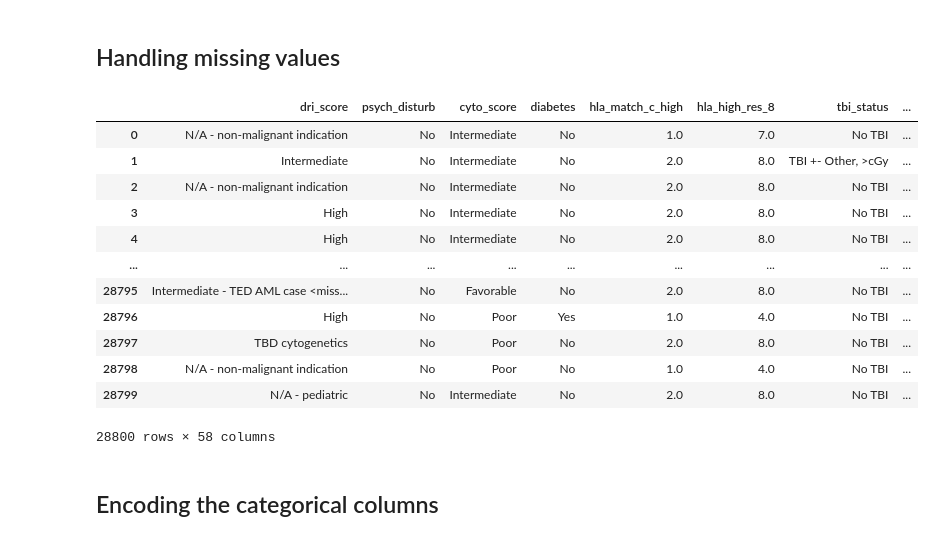
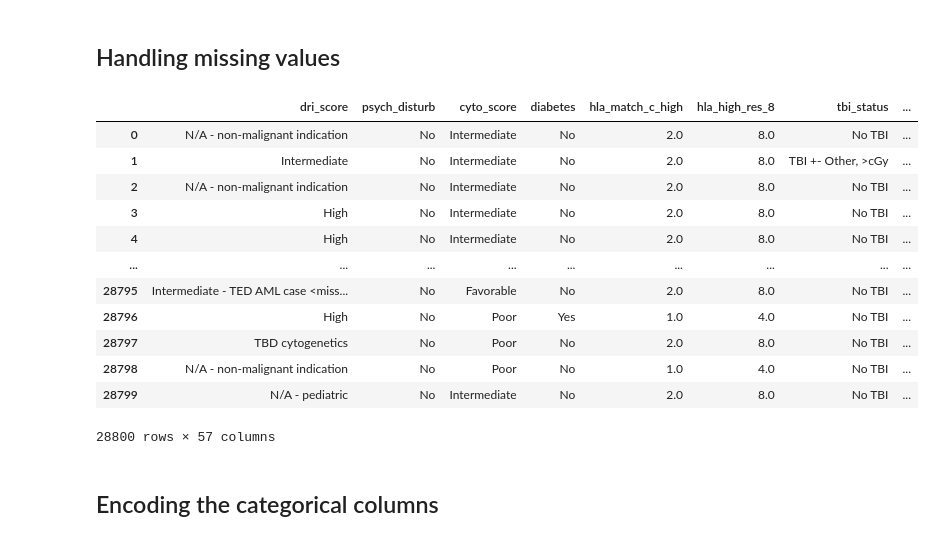
Before and after one commit to bpiaple/CIBMTR---Equity-in-post-HCT-Survival-Predictions, a Jupyter notebook: Data_exploration.ipynb, the cells around one changed output. Cells and saved outputs as stored; diff of their text form; code cells hidden in the pictures.

```diff
--- a/Data_exploration.ipynb
+++ b/Data_exploration.ipynb
@@ -96,7 +96,7 @@ dtype: int64
 # %%
 import random
 
-def clean_data(df):
+def clean_data_test(df):
     # Handling missing values in the `dri_score` column by the most frequent value
     df['dri_score'] = df['dri_score'].fillna(df['dri_score'].mode()[0])
     # Replace missing values with the most common value of each column in: 'psych_disturb'
@@ -240,23 +240,9 @@ def clean_data(df):
     # Fill missing values for `hla_low_res_10` column by random values from the column
     non_nulls = df['hla_low_res_10'].dropna().values
     df['hla_low_res_10'] = df['hla_low_res_10'].apply(lambda x: random.choice(non_nulls) if pd.isnull(x) else x)
-    df = df.drop(columns=['efs_time'])
-    df = df.drop(columns=['ID'])
+
+    try :
+        df = df.drop(columns=['ID'])
+    except:
+        pass
     return df
-
-df_clean = clean_data(train_df.copy())
-df_clean
-# %% [output]
-|  | dri_score | psych_disturb | cyto_score | diabetes | hla_match_c_high | hla_high_res_8 | tbi_status | ... |
-| 0 | N/A - non-malignant indication | No | Intermediate | No | 1.0 | 7.0 | No TBI | ... |
-| 1 | Intermediate | No | Intermediate | No | 2.0 | 8.0 | TBI +- Other, >cGy | ... |
-| 2 | N/A - non-malignant indication | No | Intermediate | No | 2.0 | 8.0 | No TBI | ... |
-| 3 | High | No | Intermediate | No | 2.0 | 8.0 | No TBI | ... |
-| 4 | High | No | Intermediate | No | 2.0 | 8.0 | No TBI | ... |
-| ... | ... | ... | ... | ... | ... | ... | ... | ... |
-| 28795 | Intermediate - TED AML case <miss... | No | Favorable | No | 2.0 | 8.0 | No TBI | ... |
-| 28796 | High | No | Poor | Yes | 1.0 | 4.0 | No TBI | ... |
-| 28797 | TBD cytogenetics | No | Poor | No | 2.0 | 8.0 | No TBI | ... |
-| 28798 | N/A - non-malignant indication | No | Poor | No | 1.0 | 4.0 | No TBI | ... |
-| 28799 | N/A - pediatric | No | Intermediate | No | 2.0 | 8.0 | No TBI | ... |
-28800 rows × 58 columns
@@ -410,3 +249,11 @@ def clean_data_test(df):
+# %%
+def clean_data_train(df):
+    df = clean_data_test(df)
+    try:
+        df = df.drop(columns=['efs_time'])
+    except:
+        pass
+    return df
 # %%
 def preprocess_for_model(df: pd.DataFrame, type: str) -> dict:
     """
@@ -444,0 +283,20 @@ train_labels = train_features.pop('efs')
+# %%
+train_features = clean_data_train(train_df)
+train_features = train_features.drop(columns=['efs'])
+train_labels = train_df['efs']
+
+train_features
+# %% [output]
+|  | dri_score | psych_disturb | cyto_score | diabetes | hla_match_c_high | hla_high_res_8 | tbi_status | ... |
+| 0 | N/A - non-malignant indication | No | Intermediate | No | 2.0 | 8.0 | No TBI | ... |
+| 1 | Intermediate | No | Intermediate | No | 2.0 | 8.0 | TBI +- Other, >cGy | ... |
+| 2 | N/A - non-malignant indication | No | Intermediate | No | 2.0 | 8.0 | No TBI | ... |
+| 3 | High | No | Intermediate | No | 2.0 | 8.0 | No TBI | ... |
+| 4 | High | No | Intermediate | No | 2.0 | 8.0 | No TBI | ... |
+| ... | ... | ... | ... | ... | ... | ... | ... | ... |
+| 28795 | Intermediate - TED AML case <miss... | No | Favorable | No | 2.0 | 8.0 | No TBI | ... |
+| 28796 | High | No | Poor | Yes | 1.0 | 4.0 | No TBI | ... |
+| 28797 | TBD cytogenetics | No | Poor | No | 2.0 | 8.0 | No TBI | ... |
+| 28798 | N/A - non-malignant indication | No | Poor | No | 1.0 | 4.0 | No TBI | ... |
+| 28799 | N/A - pediatric | No | Intermediate | No | 2.0 | 8.0 | No TBI | ... |
+28800 rows × 57 columns
```
Also changed, not shown: parts of 15 cells of this notebook, 2 other files.
